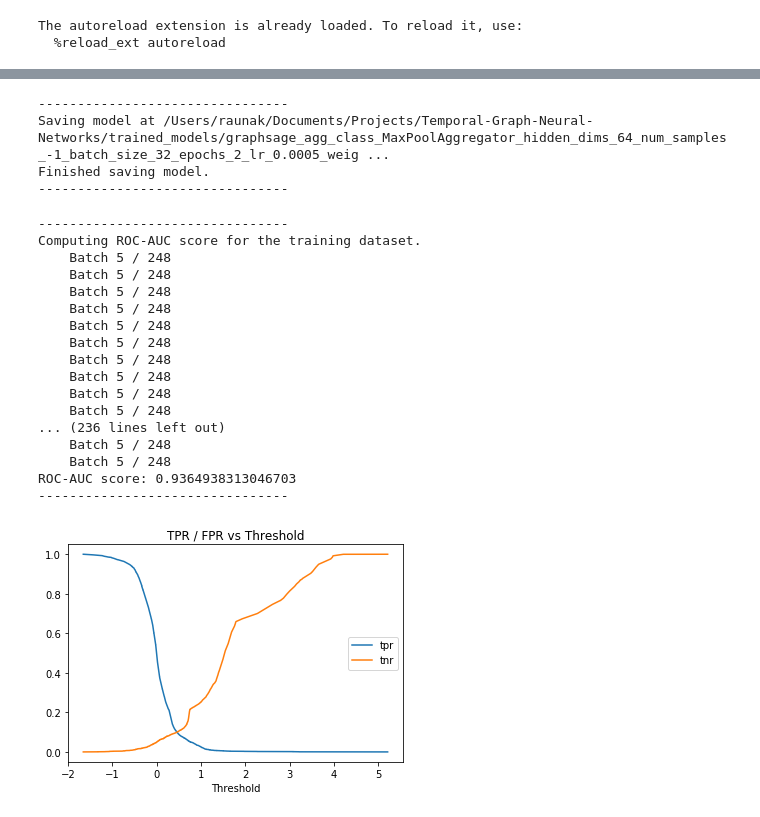
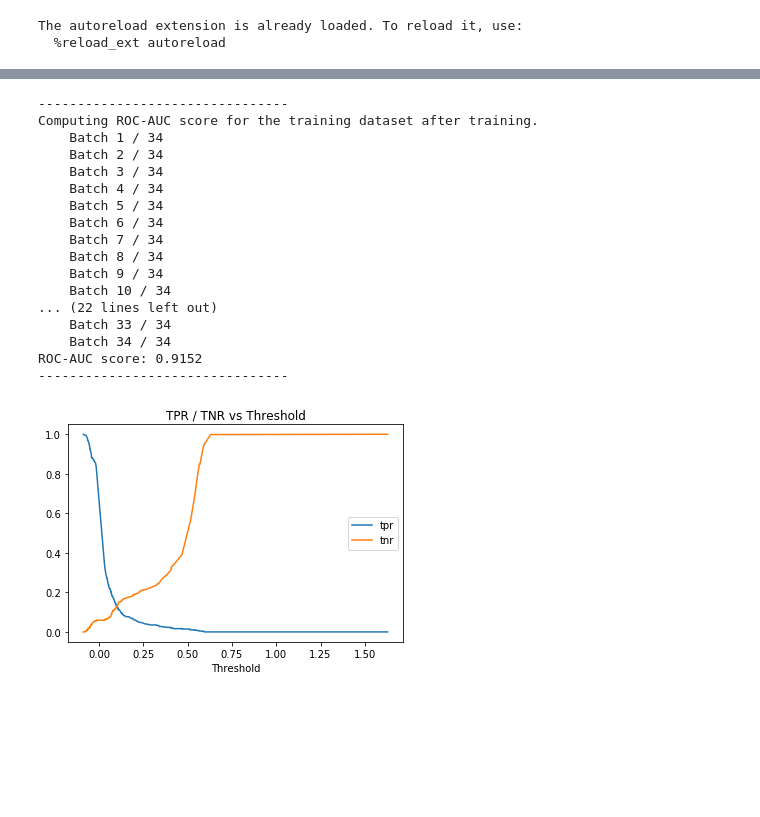
Before and after one commit to raunakkmr/GraphSAGE-and-GAT-for-link-prediction, a Jupyter notebook: notebooks/main.ipynb, the cells around one changed output, grey strips where cells are left out. Cells and saved outputs as stored; diff of their text form; code cells hidden in the pictures; blank space fills up the shorter version.

```diff
--- a/notebooks/main.ipynb
+++ b/notebooks/main.ipynb
@@ -31,10 +31,10 @@ The autoreload extension is already loaded. To reload it, use:
 # %%
 args = {
     "stats_per_batch" : 3,
-    "dataset" : "CollegeMsg",
-    "dataset_path" : "/Users/raunak/Documents/Datasets/temporal-networks-snap/CollegeMsg.txt",
+    "dataset" : "IAContact",
+    "dataset_path" : "/Users/raunak/Documents/Datasets/temporal-networks-network-repository/ia-contact/ia-contact.edges",
     "mode" : "train",
-    "neg_examples_path" : "/Users/raunak/Documents/Datasets/temporal-networks-snap/CollegeMsg_neg_examples_train.txt",
+    "generate_neg_examples" : False,
     "task" : "link_prediction",
     "agg_class" : "MaxPoolAggregator",
     "dropout" : 0.5,
@@ -42,9 +42,12 @@ args = {
     "hidden_dims" : [64],
     "num_samples" : -1,
     "batch_size" : 32,
-    "epochs" : 2,
-    "lr" : 5e-4,
+    "epochs" : 5,
+    "lr" : 1e-4,
     "weight_decay" : 5e-4,
+
+    "duplicate_examples" : False,
+    "repeat_examples" : True,
 
     "self_loop" : False,
     "normalize_adj" : False,
@@ -62,7 +65,8 @@ else:
     device = 'cpu'
 # %%
 dataset_args = (config['task'], config['dataset'], config['dataset_path'],
-                config['neg_examples_path'], 'train',
+                config['generate_neg_examples'], 'train',
+                config['duplicate_examples'], config['repeat_examples'],
                 config['num_layers'], config['self_loop'],
                 config['normalize_adj'])
 dataset = utils.get_dataset(dataset_args)
@@ -151,14 +161,14 @@ if not config['load']:
     epochs = config['epochs']
     stats_per_batch = config['stats_per_batch']
     num_batches = int(ceil(len(dataset) / config['batch_size']))
-    scheduler = optim.lr_scheduler.StepLR(optimizer, step_size=150, gamma=0.8)
+    # scheduler = optim.lr_scheduler.StepLR(optimizer, step_size=150, gamma=0.8)
+    scheduler = optim.lr_scheduler.MultiStepLR(optimizer, milestones=[30, 80], gamma=0.7)
     model.train()
     print('--------------------------------')
     print('Training.')
     for epoch in range(epochs):
         print('Epoch {} / {}'.format(epoch+1, epochs))
         running_loss = 0.0
-        # num_correct, num_examples = 0, 0
         for (idx, batch) in enumerate(loader):
             edges, features, node_layers, mappings, rows, labels = batch
             features, labels = features.to(device), labels.to(device)
@@ -171,18 +181,13 @@ if not config['load']:
             optimizer.step()
             with torch.no_grad():
                 running_loss += loss.item()
-                # predictions = (scores >= 0.5).long()
-                # num_correct = torch.sum(predictions == labels.long()).item()
-                # num_examples += len(labels)
             if (idx + 1) % stats_per_batch == 0:
                 running_loss /= stats_per_batch
-                # accuracy = num_correct / num_examples
-                area = roc_auc_score(labels.detach().numpy(), scores.detach().numpy())
-                # print('    Batch {} / {}: loss {}, accuracy {}'.format(
-                #     idx+1, num_batches, running_loss, accuracy))
-                print('    Batch {} / {}: loss {}'.format(
+                print('    Batch {} / {}: loss {:.4f}'.format(
                     idx+1, num_batches, running_loss))
-                print('    ROC-AUC score: {}'.format(area))
+                if (torch.sum(labels.long() == 0).item() > 0) and (torch.sum(labels.long() == 1).item() > 0):
+                    area = roc_auc_score(labels.detach().numpy(), scores.detach().numpy())
+                    print('    ROC-AUC score: {:.4f}'.format(area))
                 running_loss = 0.0
                 num_correct, num_examples = 0, 0
             if loss_window is None:
@@ -223,6 +227,6 @@ KeyboardInterrupt:
 # %%
 if not config['load']:
-    config['save'] = True
+    # config['save'] = True
     if config['save']:
         print('--------------------------------')
         directory = os.path.join(os.path.dirname(os.getcwd()),
@@ -235,15 +239,10 @@ if not config['load']:
         torch.save(model.state_dict(), path)
         print('Finished saving model.')
         print('--------------------------------')
-# %% [output]
---------------------------------
-Saving model at /Users/raunak/Documents/Projects/Temporal-Graph-Neural-Networks/trained_models/graphsage_agg_class_MaxPoolAggregator_hidden_dims_64_num_samples_-1_batch_size_32_epochs_2_lr_0.0005_weig ...
-Finished saving model.
---------------------------------
 # %%
 if not config['load']:
     print('--------------------------------')
-    print('Computing ROC-AUC score for the training dataset.')
+    print('Computing ROC-AUC score for the training dataset after training.')
     y_true, y_scores = [], []
     num_batches = int(ceil(len(dataset) / config['batch_size']))
     with torch.no_grad():
@@ -259,37 +258,37 @@ if not config['load']:
     y_true = np.array(y_true).flatten()
     y_scores = np.array(y_scores).flatten()
     area = roc_auc_score(y_true, y_scores)
-    print('ROC-AUC score: {}'.format(area))
+    print('ROC-AUC score: {:.4f}'.format(area))
     print('--------------------------------')
 # %% [output]
 --------------------------------
-Computing ROC-AUC score for the training dataset.
-    Batch 5 / 248
-    Batch 5 / 248
-    Batch 5 / 248
-    Batch 5 / 248
-    Batch 5 / 248
-    Batch 5 / 248
-    Batch 5 / 248
-    Batch 5 / 248
-    Batch 5 / 248
-    Batch 5 / 248
-... (236 lines left out)
-    Batch 5 / 248
-    Batch 5 / 248
-ROC-AUC score: 0.9364938313046703
+Computing ROC-AUC score for the training dataset after training.
+    Batch 1 / 34
+    Batch 2 / 34
+    Batch 3 / 34
+    Batch 4 / 34
+    Batch 5 / 34
+    Batch 6 / 34
+    Batch 7 / 34
+    Batch 8 / 34
+    Batch 9 / 34
+    Batch 10 / 34
+... (22 lines left out)
+    Batch 33 / 34
+    Batch 34 / 34
+ROC-AUC score: 0.9152
 --------------------------------
 # %%
 if not config['load']:
     tpr, fpr, thresholds = roc_curve(y_true, y_scores)
     tnr = 1 - fpr
     plt.plot(thresholds, tpr, label='tpr')
     plt.plot(thresholds, tnr, label='tnr')
     plt.xlabel('Threshold')
-    plt.title('TPR / FPR vs Threshold')
+    plt.title('TPR / TNR vs Threshold')
     plt.legend()
 # %% [output]
-[figure, old version]
+[figure, new version]
 # %%
 idx1 = np.where(tpr <= tnr)[0]
 idx2 = np.where(tpr >= tnr)[0]
```
Also changed, not shown: parts of 6 cells of this notebook, 2 other files.
